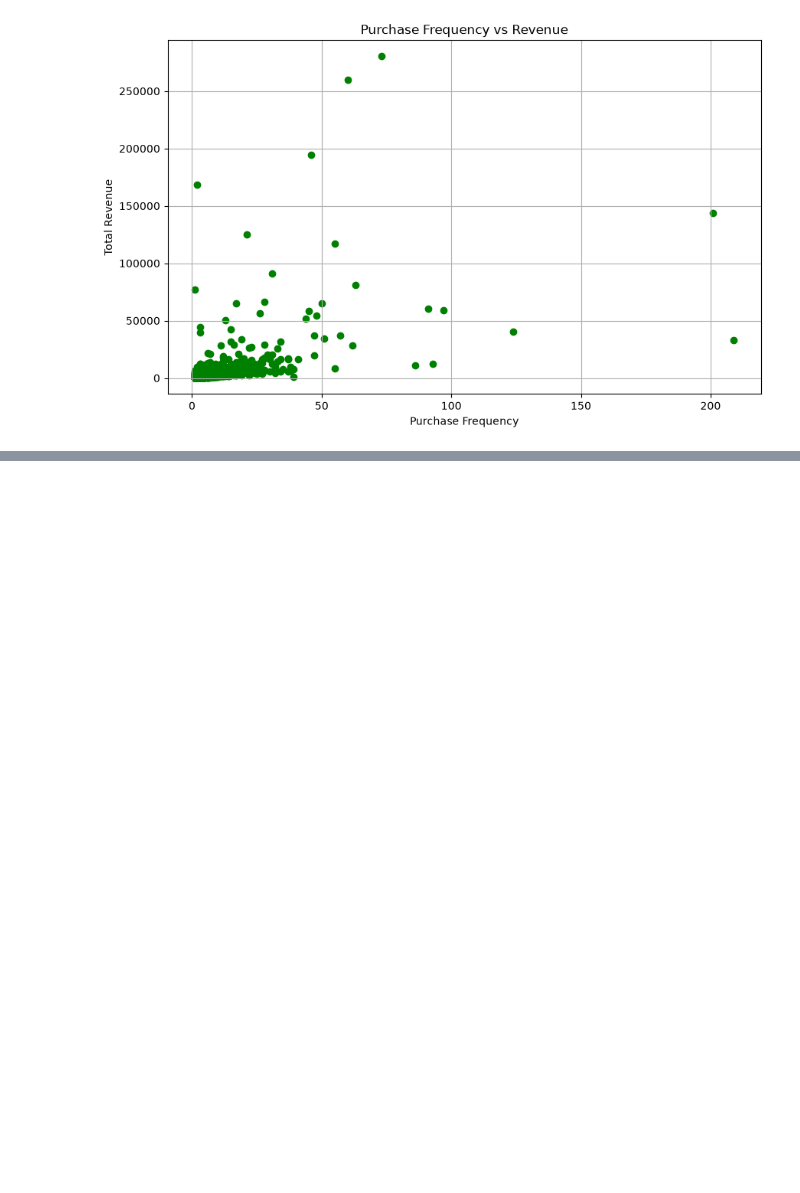
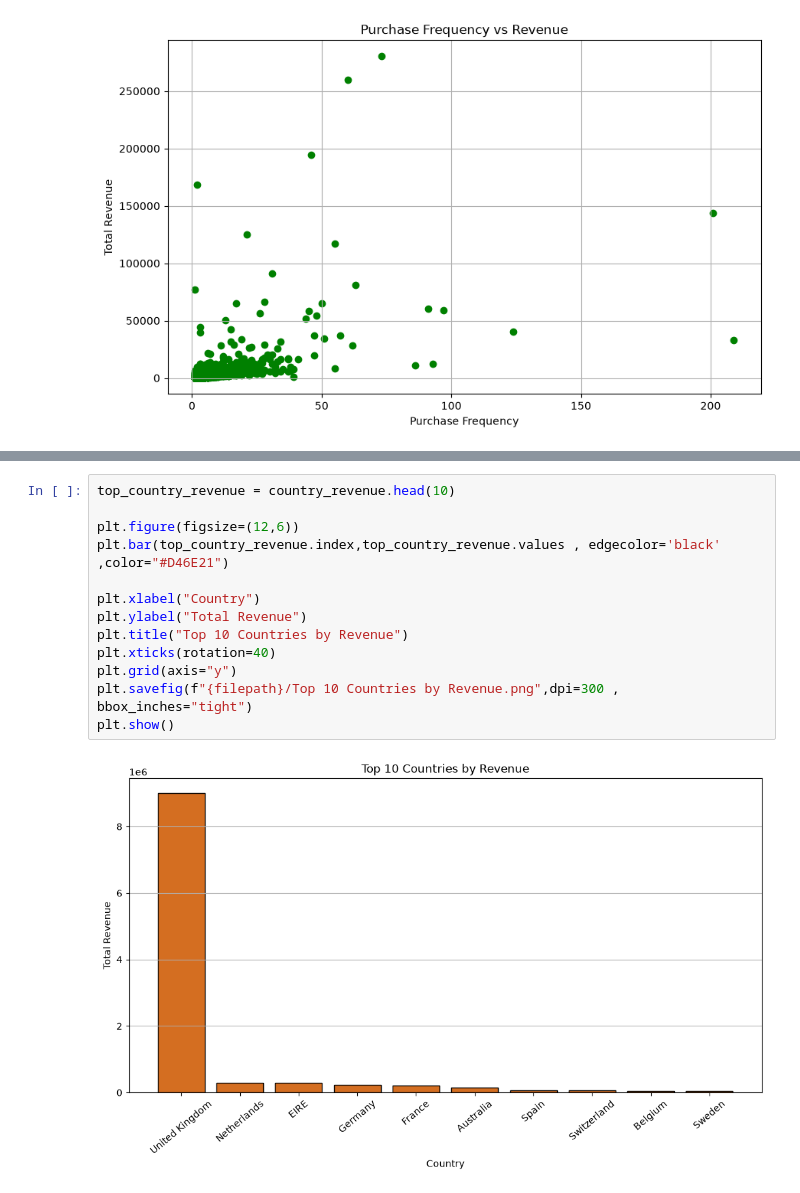
Before and after one commit to vikasa-y/Online-Retail-Sales-Analysis, a Jupyter notebook: Notebooks/Online_Retail_Eda.ipynb, the cells around one changed output, grey strips where cells are left out. Drawn from its saved outputs; the diff is of its cells as text; blank space fills up the shorter version.

```diff
--- a/Notebooks/Online_Retail_Eda.ipynb
+++ b/Notebooks/Online_Retail_Eda.ipynb
@@ -1796,0 +2000,15 @@ plt.show()
+# %%
+top_country_revenue = country_revenue.head(10)
+
+plt.figure(figsize=(12,6))
+plt.bar(top_country_revenue.index,top_country_revenue.values , edgecolor='black' ,color="#D46E21")
+
+plt.xlabel("Country")
+plt.ylabel("Total Revenue")
+plt.title("Top 10 Countries by Revenue")
+plt.xticks(rotation=40)
+plt.grid(axis="y")
+plt.savefig(f"{filepath}/Top 10 Countries by Revenue.png",dpi=300 , bbox_inches="tight")
+plt.show()
+# %% [output]
+[figure, added]
```
Also changed, not shown: parts of 18 cells of this notebook.
